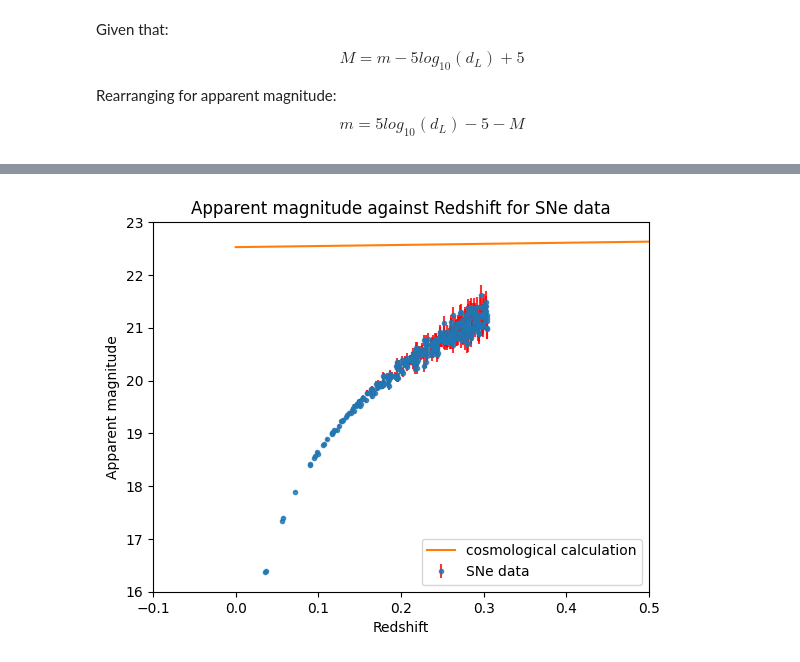
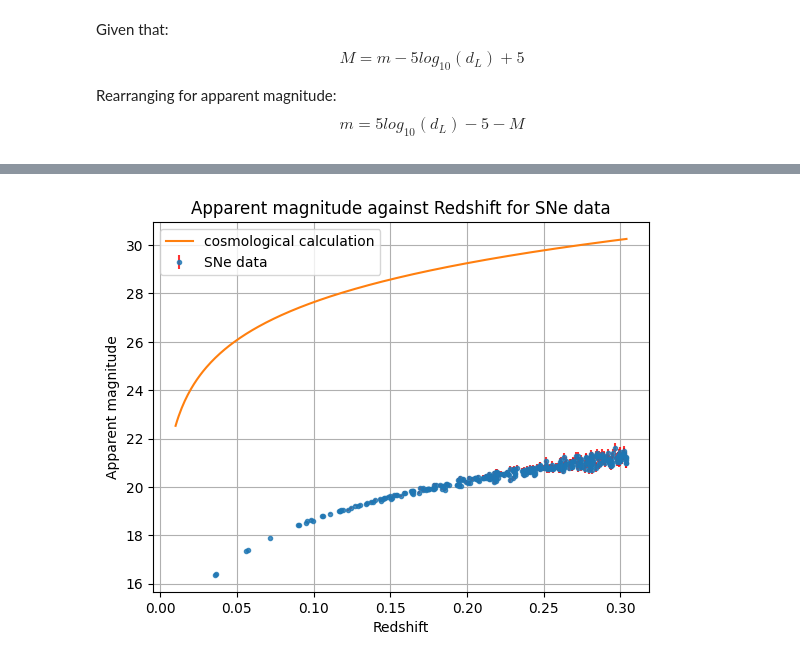
Before and after one commit to TomScattergood18/University, a Jupyter notebook: Cosmology_assignment.ipynb, the cells around one changed output, grey strips where cells are left out. Saved outputs shown, nothing was run; the diff lists cells and outputs as text; code cells hidden in the pictures.

```diff
--- a/Cosmology_assignment.ipynb
+++ b/Cosmology_assignment.ipynb
@@ -28,25 +28,24 @@ print(dataframe.head())
 4    0.2170  20.3851   0.0986
 # %%
 #Convert dataframe columns to numpy arrays
-def pd_to_np_array(dataframe, np_name, col):
+def pd_to_np_array(dataframe, col):
     """
     Converts an input dataframe column to a numpy array
 
     Parameters:
     - dataframe: Series, pandas dataframe to read data from
-    - np_name: Name of returned numpy array
     - col: Str, Name of dataframe column to convert
 
     Returns:
     - numpy array of column data
     """
-    np_name = dataframe[col].to_numpy()
-    return np_name
+
+    return dataframe[col].to_numpy()
 # %%
 #Use above function to create numpy arrays of each column
-Z = pd_to_np_array(dataframe, "Z", "Redshift")
-app_mag = pd_to_np_array(dataframe, "app_mag","AppMag")
-app_mag_error = pd_to_np_array(dataframe, "app_mag_error","DAppMag")
+Z = pd_to_np_array(dataframe, "Redshift")
+app_mag = pd_to_np_array(dataframe,"AppMag")
+app_mag_error = pd_to_np_array(dataframe,"DAppMag")
 # %%
 fig, axis = plt.subplots()
 
@@ -147,19 +144,18 @@ print(dataframe)
 # %%
 # Set cosmological conditions for omega matter, omega dark energy and hubble constant
-conditions = LambdaCDM(H0=H_0, Om0=0.5, Ode0=0.5)
+conditions = FlatLambdaCDM(H0=H_0, Om0=0.5)
 
-# Calculate luminosity conditions for given conditions and redshift
+# Calculate luminosity conditions for given cosmological conditions at maximum redshift
 dl = conditions.luminosity_distance(Z.max())
 print(f'Luminosity distance with H_0={H_0} and when both omega matter and omega dark energy are 0.5 is: {dl}')
 # %% [output]
 Luminosity distance with H_0=74.86054500573225 km / (Mpc s) and when both omega matter and omega dark energy are 0.5 is: 1413.9116644729684 Mpc
 # %%
-# Create an array from 0.01 to Z_max in increments of 10^-3
-Z_array = np.arange(0.01, Z.max() + 0.001, 10**-3)
-#print(len(Z_array))
+# Create an array from 0.01 to Z_max (inclusive) in increments of 10^-3
+Z_array = np.arange(0.01, Z.max() + 10**-3, 10**-3)
 
 # Use luminosity distance function of cosmology package on Z_array
-lum_dis_array = np.array(conditions.luminosity_distance(Z_Array)) # in Mpc
+lum_dis_array = np.array(conditions.luminosity_distance(Z_array)) # in Mpc
 # %% [markdown]
 Given that:
 $$
@@ -198,16 +178,15 @@ plt.show()
 # %%
 plt.errorbar(Z, app_mag, yerr=app_mag_error, fmt='.', ecolor='r', alpha=0.8, label="SNe data")
-plt.plot(apparent_magnitude_array, label="cosmological calculation")
-#plt.errorbar(Z, apparent_magnitude_array, yerror=app_mag_error, fmt=".", ecolor="b", alpha=0.8, label="cosmological calculation")
+plt.plot(Z_array, apparent_magnitude_array, label="cosmological calculation")
+#plt.errorbar(Z_array, apparent_magnitude_array, yerr=app_mag_error, fmt=".", ecolor="b", alpha=0.8, label="cosmological calculation")
 
 plt.ylabel('Apparent magnitude')
 plt.xlabel('Redshift')
 plt.title('Apparent magnitude against Redshift for SNe data')
 
 plt.legend()
-plt.ylim(16, 23)
-plt.xlim(-0.1, 0.5)
+plt.grid()
 plt.show()
 # %% [output]
-[figure, old version]
+[figure, new version]
 # %%
```
Also changed, not shown: parts of 9 cells of this notebook.
